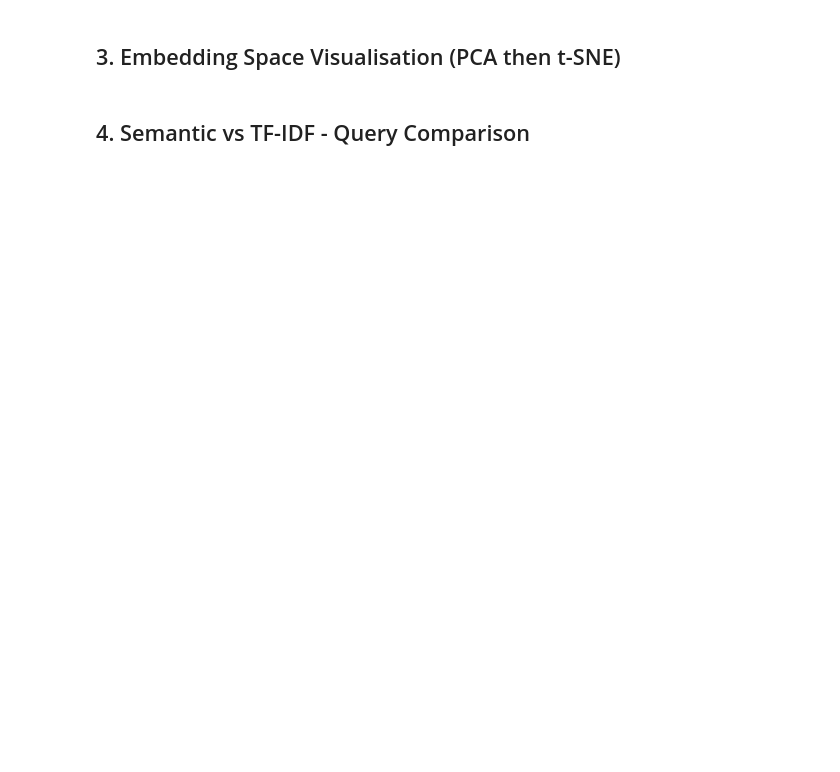
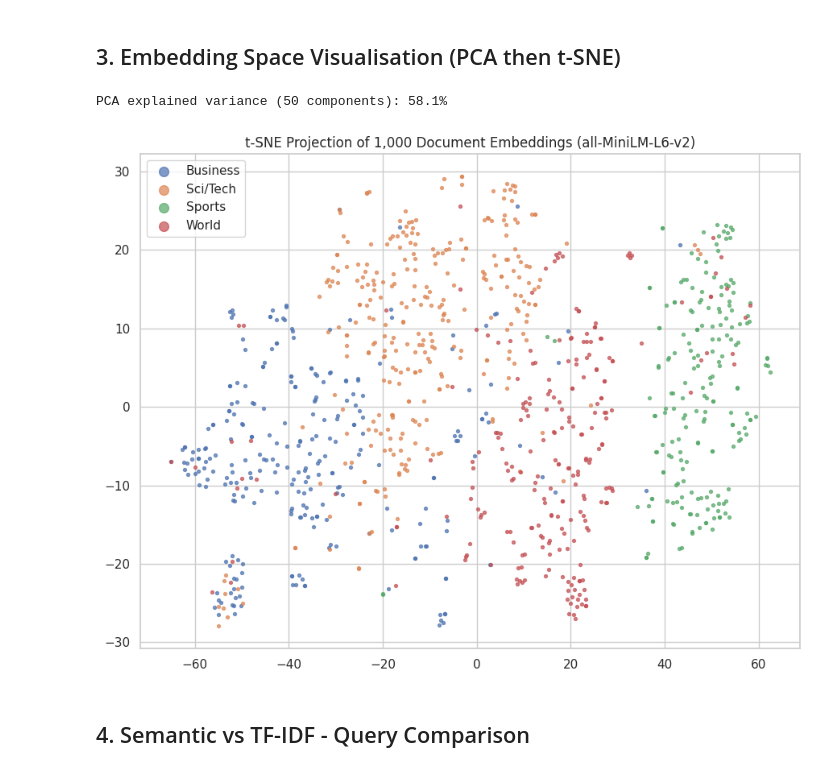
Before and after one commit to amine-kherroubi/semantic-search-engine, a Jupyter notebook: notebooks/analysis.ipynb, the cells around one changed output. Cells and saved outputs as stored; diff of their text form; code cells hidden in the pictures; blank space fills up the shorter version.

Commit message:
Run analysis notebook

```diff
--- a/notebooks/analysis.ipynb
+++ b/notebooks/analysis.ipynb
@@ -8,6 +8,7 @@ This notebook covers:
 4. Latency benchmark
 5. Discussion of results
 # %%
+import os
 import sys
 
 sys.path.insert(0, "..")
@@ -24,4 +25,10 @@ from src.db import get_session
 from src.search import semantic_search, TFIDFSearchEngine
 
 sns.set_theme(style="whitegrid")
+
+# Same embedding model used by the ingestion pipeline (src/embeddings/encoder.py)
+# and by semantic search (src/search/semantic.py); read from .env so the
+# notebook stays in sync if EMBEDDING_MODEL is ever changed there.
+EMBEDDING_MODEL = os.getenv("EMBEDDING_MODEL", "all-MiniLM-L6-v2")
+
 print("Imports OK")
@@ -76,39 +105,60 @@ plt.show()
 # %% [markdown]
 ## 3. Embedding Space Visualisation (PCA then t-SNE)
 # %%
-# Sample 1000 embeddings for visualisation
+# Sample 1000 embeddings for visualisation.
+#
+# pgvector's `vector` type only gets decoded into a Python list automatically
+# when SQLAlchemy's ORM Column type (pgvector.sqlalchemy.Vector, see
+# src/db/models.py) handles the row. Raw text() queries bypass that, so
+# e.embedding comes back as pgvector's own text representation, e.g.
+# "[0.0123,-0.045,...]" -- a single string, not a list of floats. Casting to
+# a Postgres array (`::real[]`) lets psycopg2's built-in array adapter parse
+# it into an actual list of Python floats instead.
+#
+# We also filter by model_name (as src/search/semantic.py does) so the
+# sample only mixes embeddings produced by the same model.
 with get_session() as session:
-    rows = session.execute(text("""
-        SELECT e.embedding, d.metadata->>'label' AS label
-        FROM embeddings e
-        JOIN documents d ON d.id = e.doc_id
-        ORDER BY RANDOM()
-        LIMIT 1000;
-    """)).fetchall()
+    rows = session.execute(
+        text("""
+            SELECT e.embedding::real[] AS embedding, d.metadata->>'label' AS label
+            FROM embeddings e
+            JOIN documents d ON d.id = e.doc_id
+            WHERE e.model_name = :model_name
+            ORDER BY RANDOM()
+            LIMIT 1000;
+        """),
+        {"model_name": EMBEDDING_MODEL},
+    ).fetchall()
 
 vecs = np.array([r.embedding for r in rows], dtype=np.float32)
 labels_vis = [r.label for r in rows]
 
 # Reduce to 50 dims with PCA before t-SNE (standard practice for speed + stability)
 pca = PCA(n_components=50, random_state=42)
 pca_vecs = pca.fit_transform(vecs)
 explained = pca.explained_variance_ratio_.sum()
 print(f"PCA explained variance (50 components): {explained:.1%}")
 
 # t-SNE projection to 2D
-tsne = TSNE(n_components=2, random_state=42, perplexity=30, n_iter=1000)
+# (scikit-learn >= 1.5 renamed the `n_iter` parameter to `max_iter`;
+# requirements.txt pins scikit-learn>=1.4.0 with no upper bound, so a fresh
+# install will pull a version where the old name no longer exists.)
+tsne = TSNE(n_components=2, random_state=42, perplexity=30, max_iter=1000)
 tsne_vecs = tsne.fit_transform(pca_vecs)
 
 df_vis = pd.DataFrame({"x": tsne_vecs[:, 0], "y": tsne_vecs[:, 1], "label": labels_vis})
 
 fig, ax = plt.subplots(figsize=(9, 7))
 for lbl, grp in df_vis.groupby("label"):
     ax.scatter(grp.x, grp.y, label=lbl, s=8, alpha=0.7)
-ax.set_title("t-SNE Projection of 1,000 Document Embeddings (all-MiniLM-L6-v2)")
+ax.set_title(f"t-SNE Projection of 1,000 Document Embeddings ({EMBEDDING_MODEL})")
 ax.legend(markerscale=3)
 plt.tight_layout()
 plt.savefig("../data/tsne_embeddings.png", dpi=150)
 plt.show()
+# %% [output]
+PCA explained variance (50 components): 58.1%
+[figure, added]
 # %% [markdown]
 ## 4. Semantic vs TF-IDF - Query Comparison
 # %%
```
Also changed, not shown: parts of 5 cells of this notebook.
